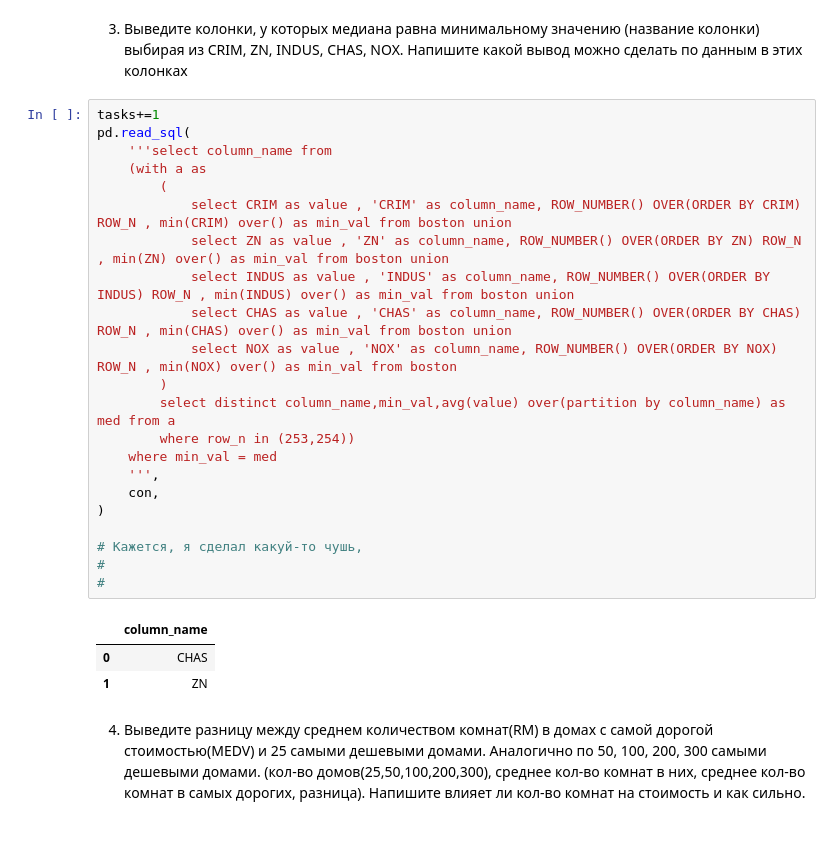
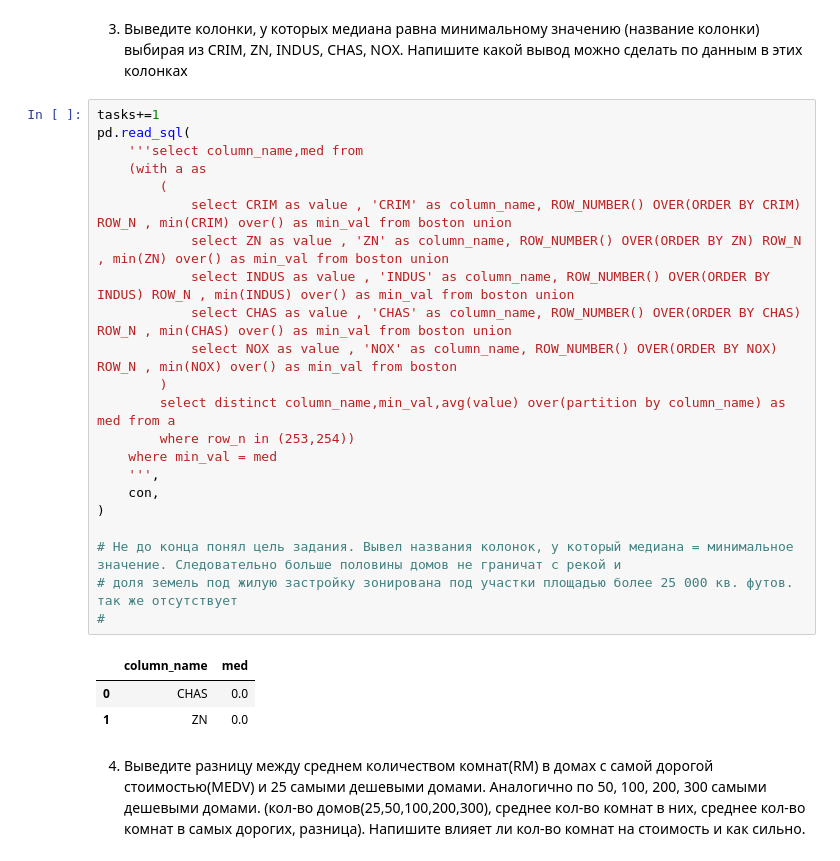
Before and after one commit to AlbrtKrd/DS_Reebot, a Jupyter notebook: sql/Lesson_2/HW_2_sql.ipynb, the cells around one changed output. Saved outputs shown, nothing was run; the diff lists cells and outputs as text.

```diff
--- a/sql/Lesson_2/HW_2_sql.ipynb
+++ b/sql/Lesson_2/HW_2_sql.ipynb
@@ -81,29 +81,29 @@ pd.read_sql(
 # %%
 tasks+=1
 pd.read_sql(
-    '''select column_name from
+    '''select column_name,med from
     (with a as
         (
             select CRIM as value , 'CRIM' as column_name, ROW_NUMBER() OVER(ORDER BY CRIM) ROW_N , min(CRIM) over() as min_val from boston union
             select ZN as value , 'ZN' as column_name, ROW_NUMBER() OVER(ORDER BY ZN) ROW_N , min(ZN) over() as min_val from boston union
             select INDUS as value , 'INDUS' as column_name, ROW_NUMBER() OVER(ORDER BY INDUS) ROW_N , min(INDUS) over() as min_val from boston union
             select CHAS as value , 'CHAS' as column_name, ROW_NUMBER() OVER(ORDER BY CHAS) ROW_N , min(CHAS) over() as min_val from boston union
             select NOX as value , 'NOX' as column_name, ROW_NUMBER() OVER(ORDER BY NOX) ROW_N , min(NOX) over() as min_val from boston
         )
         select distinct column_name,min_val,avg(value) over(partition by column_name) as med from a
         where row_n in (253,254))
     where min_val = med
     ''',
     con,
 )
 
-# Кажется, я сделал какуй-то чушь,
+# Не до конца понял цель задания. Вывел названия колонок, у который медиана = минимальное значение. Следовательно больше половины домов не граничат с рекой и
+# доля земель под жилую застройку зонирована под участки площадью более 25 000 кв. футов. так же отсутствует
 #
-#
 # %% [output]
-|  | column_name |
-| 0 | CHAS |
-| 1 | ZN |
+|  | column_name | med |
+| 0 | CHAS | 0.0 |
+| 1 | ZN | 0.0 |
 # %% [markdown]
 4. Выведите разницу между среднем количеством комнат(RM) в домах с самой дорогой стоимостью(MEDV) и 25 самыми дешевыми домами.
 Аналогично по 50, 100, 200, 300 самыми дешевыми домами. (кол-во домов(25,50,100,200,300), среднее кол-во комнат в них, среднее кол-во комнат в самых дорогих, разница).
```
Also changed, not shown: parts of 5 cells of this notebook.
